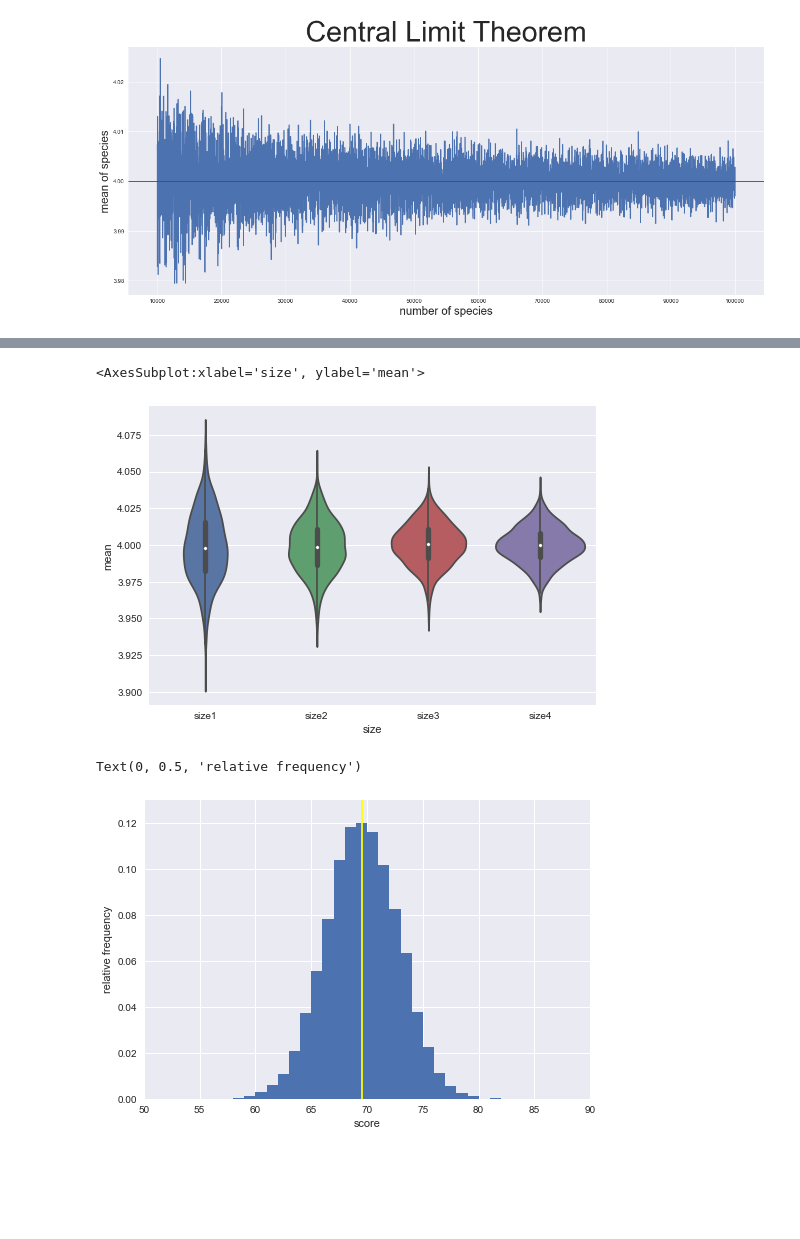
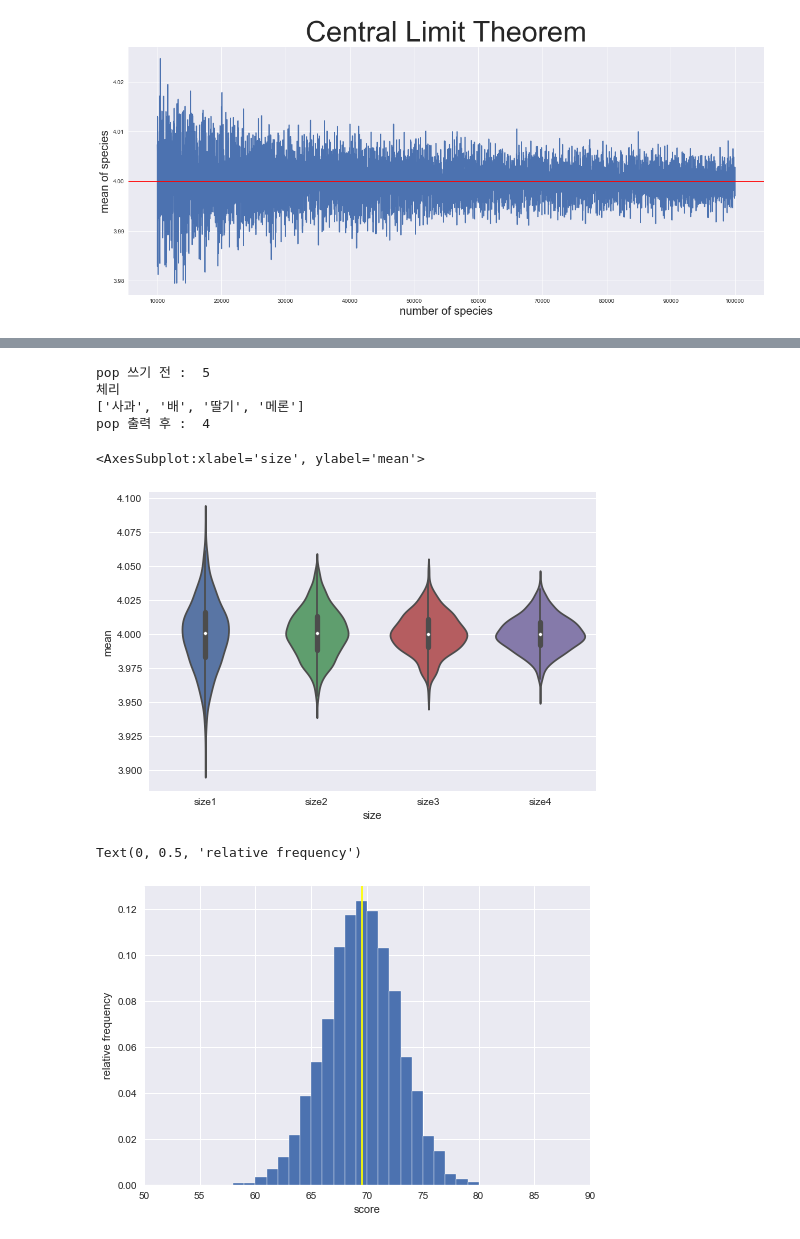
Before and after one commit to kkyxxn/curriculum, a Jupyter notebook: m3_통계/stat2_복습.ipynb, the cells around one changed output, grey strips where cells are left out. Drawn from its saved outputs; the diff is of its cells as text; code cells hidden in the pictures; blank space fills up the shorter version.

```diff
--- a/m3_통계/stat2_복습.ipynb
+++ b/m3_통계/stat2_복습.ipynb
@@ -387,28 +523,48 @@ Text(0, 0.5, 'sample std')
 [figure]
 # %%
-# 샘플사이즈가 커질수록 표본평균의 흩어지는 정도가 작아져서 모평균에 가깝게 모이는 현상을 바이올인 플롯으로 시각화하여 출력하세요
+# 샘플사이즈가 커질수록 표본평균의 흩어지는 정도가 작아져서 모평균에 가깝게 모이는 현상을 바이올인 플롯으로 시각화하여 출력
+# rvs(size, random_state)  표본 생성 시 생성될 표본 크키, 표본 생성 시 사용되는 시드값
+# pop() 함수는 리스트 내부 요소를 꺼내 주는 함수이다. 리스트에서 요소를 꺼내면서 그 요소는 리스트 안에서 지워진다
+# list명.pop(인덱스)
+
+fruit = ['사과','배','체리','딸기','메론']
+print('pop 쓰기 전 : ',len(fruit)) # len은 index와 달리 1부터 카운팅함
+fruit_Pop = fruit.pop(2)
+print(fruit_Pop) # index 2번째 요소 출력
+print(fruit) # 체리는 없어짐
+print('pop 출력 후 : ',len(fruit))
+# %% [output]
+pop 쓰기 전 :  5
+체리
+['사과', '배', '딸기', '메론']
+pop 출력 후 :  4
 # %%
 def meaning(a): # 사용자 함수
-    lst=[] # 리스트로 담아
-    for i in range(1000):
-        # rvs(size , random_state)  표본 생성 시 생성될 표본 크키, 표본 생성 시 사용되는 시드값
-        lst.append(pop.rvs(a).mean())    순서를 모르겠음 pop-> rvs-> mean->??
+    lst = [] # 리스트 초기화
+
+    for i in range(1000): # 1000개의 무작위 랜덤
+          lst.append(pop.rvs(a).mean())    # 입력받은 사용자 함수의 파라미터의 크기만큼 meaning(a) 난수를 생성하고
+                                        # 그 난수의 평균(mean)을 구하고 pop으로 뽑아줘서 lst에 추가(append) 해줌
     return lst
 
-arr1 =pd.DataFrame(meaning(1000))
-arr1['size']='size1'
-arr2=pd.DataFrame(meaning(2000))
-arr2['size']='size2'
-arr3=pd.DataFrame(meaning(3000))
-arr3['size']='size3'
-arr4=pd.DataFrame(meaning(4000)) # 샘플사이즈가 커질수록 표본평균의 흩어지는 정도가 작아짐
-arr4['size']='size4'
+arr1 = pd.DataFrame(meaning(1000)) # data프레임생성하고 arr1에 담기
+arr1['size'] = 'size1'
 
-df=pd.concat([arr1,arr2,arr3,arr4]) # 병합해주고
+arr2 = pd.DataFrame(meaning(2000))
+arr2['size'] = 'size2'
+
+arr3 = pd.DataFrame(meaning(3000))
+arr3['size'] = 'size3'
+
+arr4 = pd.DataFrame(meaning(4000)) # 샘플사이즈가 커질수록 표본평균의 흩어지는 정도가 작아짐 -> 가운데로 모아져있음
+arr4['size'] = 'size4'
+
+df = pd.concat([arr1,arr2,arr3,arr4]) # arr1 ~ arr4 병합해주고
 df.columns = ['mean', 'size'] # 컬럼 생성
-# df
-sns.violinplot(x='size',y='mean',data=df) # violinplot 생성
+
+# violinplot 생성
+sns.violinplot(x = 'size', y = 'mean', data = df)
 # %% [output]
 <AxesSubplot:xlabel='size', ylabel='mean'>
-[figure, old version]
+[figure, new version]
 # %%
@@ -417,16 +573,17 @@ sns.violinplot(x='size',y='mean',data=df) # violinplot 생성
 # %%
 df = pd.read_csv('./data/ch4_scores400.csv')
 scores = np.array(df['score'])
 
-# 데이터에서 점수가 20이상인것 랜덤 초이스해주고 그것의 평균을 10000번 돌리고 sample_means에 담아
+# 읽어 들인 데이터에서 점수 20개 랜덤 추출, 그것의 평균을 10000번 돌려서 sample_means에 담기
 sample_means = [np.random.choice(scores, 20).mean() for _ in range(10000)]
 
+plt.hist(sample_means, bins=100, range=(0,100), density=True)
 
-plt.hist(sample_means, bins=100, range=(0,100), density=True)
-plt.vlines(np.mean(scores), 0, 1, 'yellow') # vlines(): 지정한 점을 따라 수직선을 표시합니다.  -> 인자 x, ymin, ymax
+# vlines(): 지정한 점을 따라 수직선을 표시합니다.  -> 인자 x, ymin, ymax
+plt.vlines(np.mean(scores), 0, 0.13, 'yellow')
 plt.axis([50,90,0,0.13])
 plt.xlabel('score')
 plt.ylabel('relative frequency')
 # %% [output]
 Text(0, 0.5, 'relative frequency')
-[figure, old version]
+[figure, new version]
```
Also changed, not shown: parts of 30 cells of this notebook, 2 other files.
